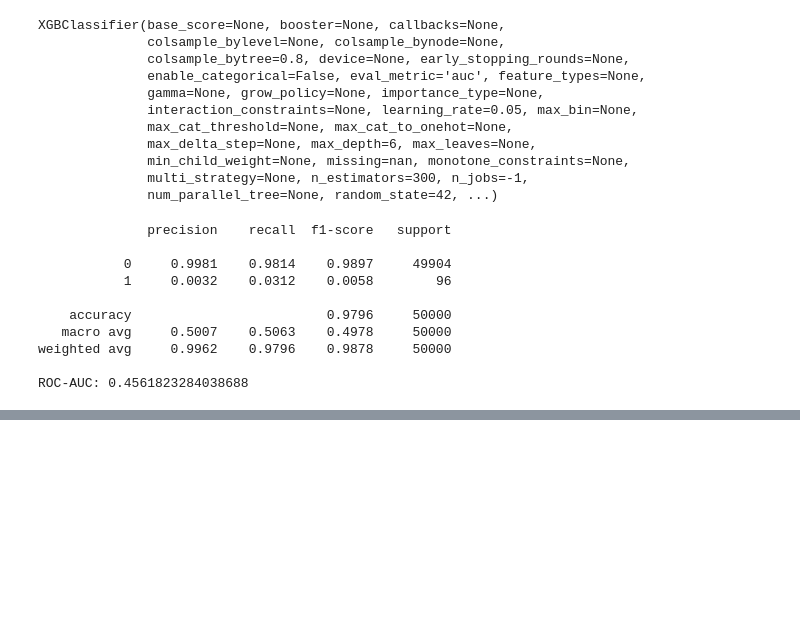
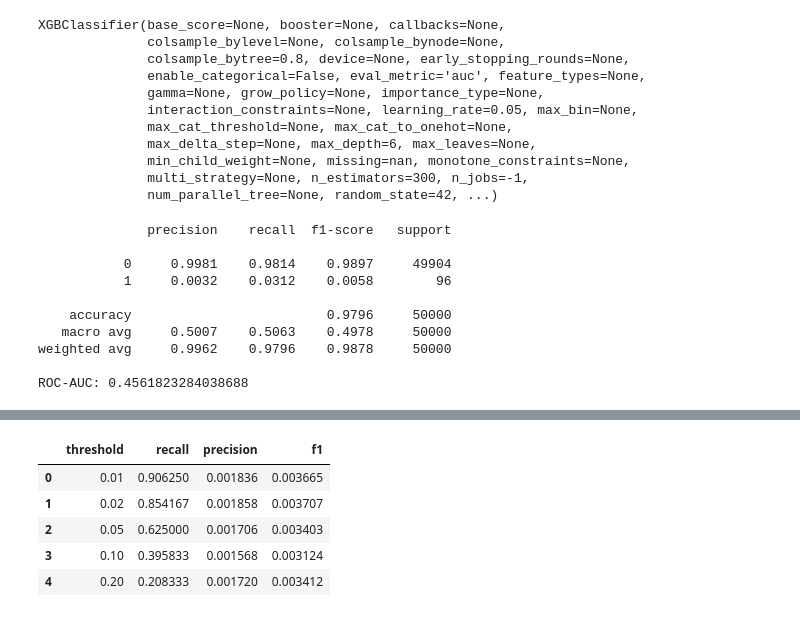
Before and after one commit to Soniya21s/FraudDetectionSystem, a Jupyter notebook: notebooks/03_model_training.ipynb, the cells around one changed output, grey strips where cells are left out. Saved outputs shown, nothing was run; the diff lists cells and outputs as text; code cells hidden in the pictures; blank space fills up the shorter version.

```diff
--- a/notebooks/03_model_training.ipynb
+++ b/notebooks/03_model_training.ipynb
@@ -306,0 +338,31 @@ NameError: name 'X_train_future' is not defined
+# %%
+import numpy as np
+from sklearn.metrics import classification_report
+
+thresholds_to_test = [0.01, 0.02, 0.05, 0.1, 0.2]
+
+results = []
+
+for t in thresholds_to_test:
+    y_pred_t = (y_prob_xgb >= t).astype(int)
+
+    report = classification_report(
+        y_test, y_pred_t, output_dict=True, zero_division=0
+    )
+
+    results.append({
+        'threshold': t,
+        'recall': report['1']['recall'],
+        'precision': report['1']['precision'],
+        'f1': report['1']['f1-score']
+    })
+
+import pandas as pd
+pd.DataFrame(results)
+# %% [output]
+|  | threshold | recall | precision | f1 |
+| 0 | 0.01 | 0.906250 | 0.001836 | 0.003665 |
+| 1 | 0.02 | 0.854167 | 0.001858 | 0.003707 |
+| 2 | 0.05 | 0.625000 | 0.001706 | 0.003403 |
+| 3 | 0.10 | 0.395833 | 0.001568 | 0.003124 |
+| 4 | 0.20 | 0.208333 | 0.001720 | 0.003412 |
```
Also changed, not shown: parts of 14 cells of this notebook, 1 other file.
